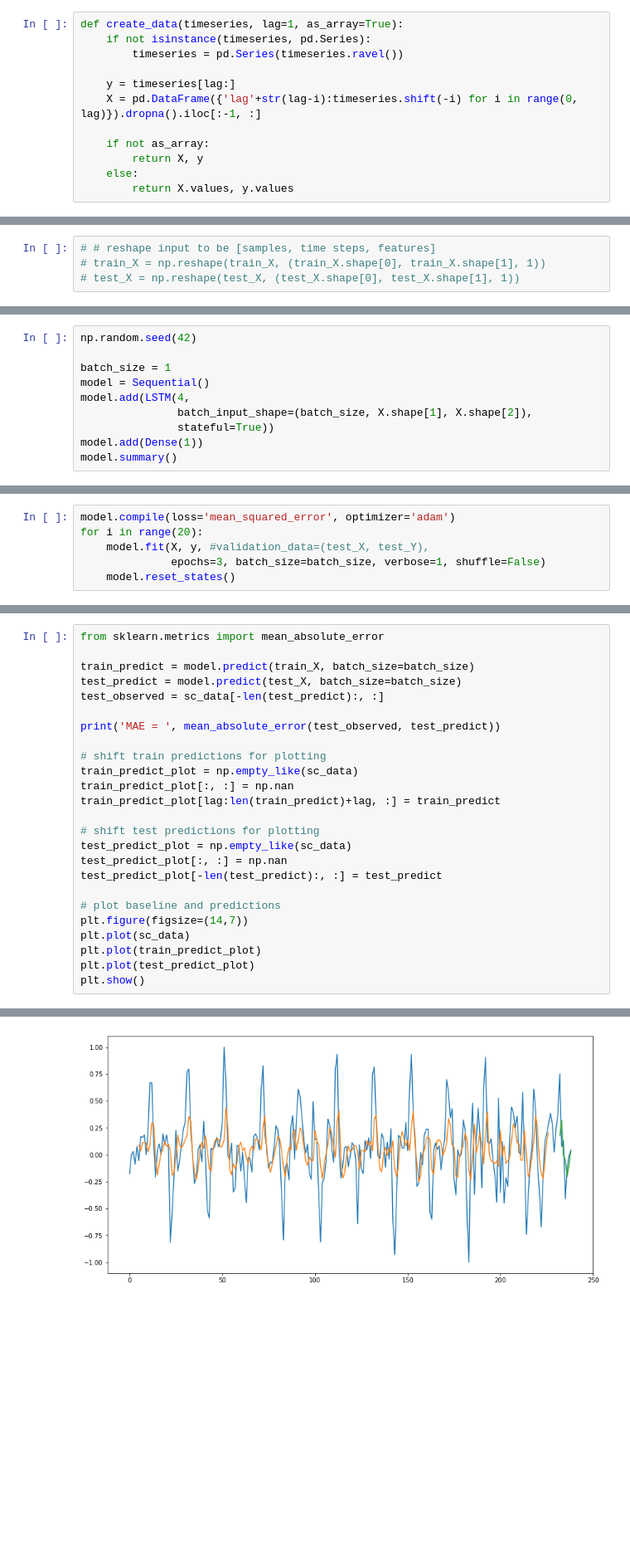
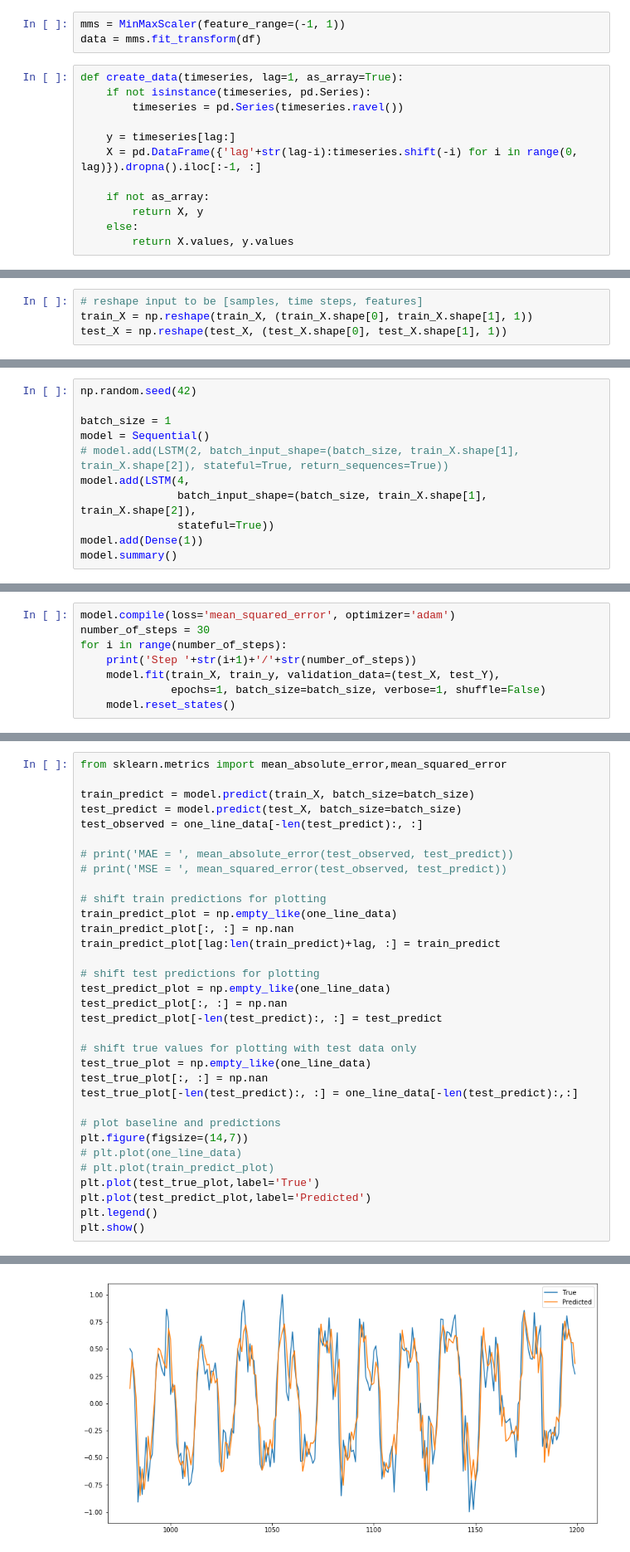
Before and after one commit to rpaouline/Brain-activity-classification-and-regression, a Jupyter notebook: MRI time series regression.ipynb, the cells around one changed output, grey strips where cells are left out. Shown at 83% size. Saved outputs shown, nothing was run; the diff lists cells and outputs as text; blank space fills up the shorter version.

Commit message:
added MRI time series

```diff
--- a/MRI time series regression.ipynb
+++ b/MRI time series regression.ipynb
@@ -74,3 +31,6 @@ print(sc_data)
+# %%
+mms = MinMaxScaler(feature_range=(-1, 1))
+data = mms.fit_transform(df)
 # %%
 def create_data(timeseries, lag=1, as_array=True):
     if not isinstance(timeseries, pd.Series):
@@ -104,4 +61,4 @@ print(y.shape)
 # %%
-# # reshape input to be [samples, time steps, features]
-# train_X = np.reshape(train_X, (train_X.shape[0], train_X.shape[1], 1))
-# test_X = np.reshape(test_X, (test_X.shape[0], test_X.shape[1], 1))
+# reshape input to be [samples, time steps, features]
+train_X = np.reshape(train_X, (train_X.shape[0], train_X.shape[1], 1))
+test_X = np.reshape(test_X, (test_X.shape[0], test_X.shape[1], 1))
@@ -115,8 +67,9 @@ np.random.seed(42)
 
 batch_size = 1
 model = Sequential()
+# model.add(LSTM(2, batch_input_shape=(batch_size, train_X.shape[1], train_X.shape[2]), stateful=True, return_sequences=True))
 model.add(LSTM(4,
-               batch_input_shape=(batch_size, X.shape[1], X.shape[2]),
+               batch_input_shape=(batch_size, train_X.shape[1], train_X.shape[2]),
                stateful=True))
 model.add(Dense(1))
 model.summary()
@@ -134,8 +87,10 @@ Non-trainable params: 0
 _________________________________________________________________
 # %%
 model.compile(loss='mean_squared_error', optimizer='adam')
-for i in range(20):
-    model.fit(X, y, #validation_data=(test_X, test_Y),
-              epochs=3, batch_size=batch_size, verbose=1, shuffle=False)
+number_of_steps = 30
+for i in range(number_of_steps):
+    print('Step '+str(i+1)+'/'+str(number_of_steps))
+    model.fit(train_X, train_y, validation_data=(test_X, test_Y),
+              epochs=1, batch_size=batch_size, verbose=1, shuffle=False)
     model.reset_states()
 # %% [output]
@@ -159,26 +114,34 @@ Epoch 3/3
 # %%
-from sklearn.metrics import mean_absolute_error
+from sklearn.metrics import mean_absolute_error,mean_squared_error
 
 train_predict = model.predict(train_X, batch_size=batch_size)
 test_predict = model.predict(test_X, batch_size=batch_size)
-test_observed = sc_data[-len(test_predict):, :]
+test_observed = one_line_data[-len(test_predict):, :]
 
-print('MAE = ', mean_absolute_error(test_observed, test_predict))
+# print('MAE = ', mean_absolute_error(test_observed, test_predict))
+# print('MSE = ', mean_squared_error(test_observed, test_predict))
 
 # shift train predictions for plotting
-train_predict_plot = np.empty_like(sc_data)
+train_predict_plot = np.empty_like(one_line_data)
 train_predict_plot[:, :] = np.nan
 train_predict_plot[lag:len(train_predict)+lag, :] = train_predict
 
 # shift test predictions for plotting
-test_predict_plot = np.empty_like(sc_data)
+test_predict_plot = np.empty_like(one_line_data)
 test_predict_plot[:, :] = np.nan
 test_predict_plot[-len(test_predict):, :] = test_predict
 
+# shift true values for plotting with test data only
+test_true_plot = np.empty_like(one_line_data)
+test_true_plot[:, :] = np.nan
+test_true_plot[-len(test_predict):, :] = one_line_data[-len(test_predict):,:]
+
 # plot baseline and predictions
 plt.figure(figsize=(14,7))
-plt.plot(sc_data)
-plt.plot(train_predict_plot)
-plt.plot(test_predict_plot)
+# plt.plot(one_line_data)
+# plt.plot(train_predict_plot)
+plt.plot(test_true_plot,label='True')
+plt.plot(test_predict_plot,label='Predicted')
+plt.legend()
 plt.show()
 # %% [output]
@@ -186 +148 @@ MAE =  0.21477298568223463
-[figure, old version]
+[figure, new version]
```
Also changed, not shown: parts of 16 cells of this notebook.
